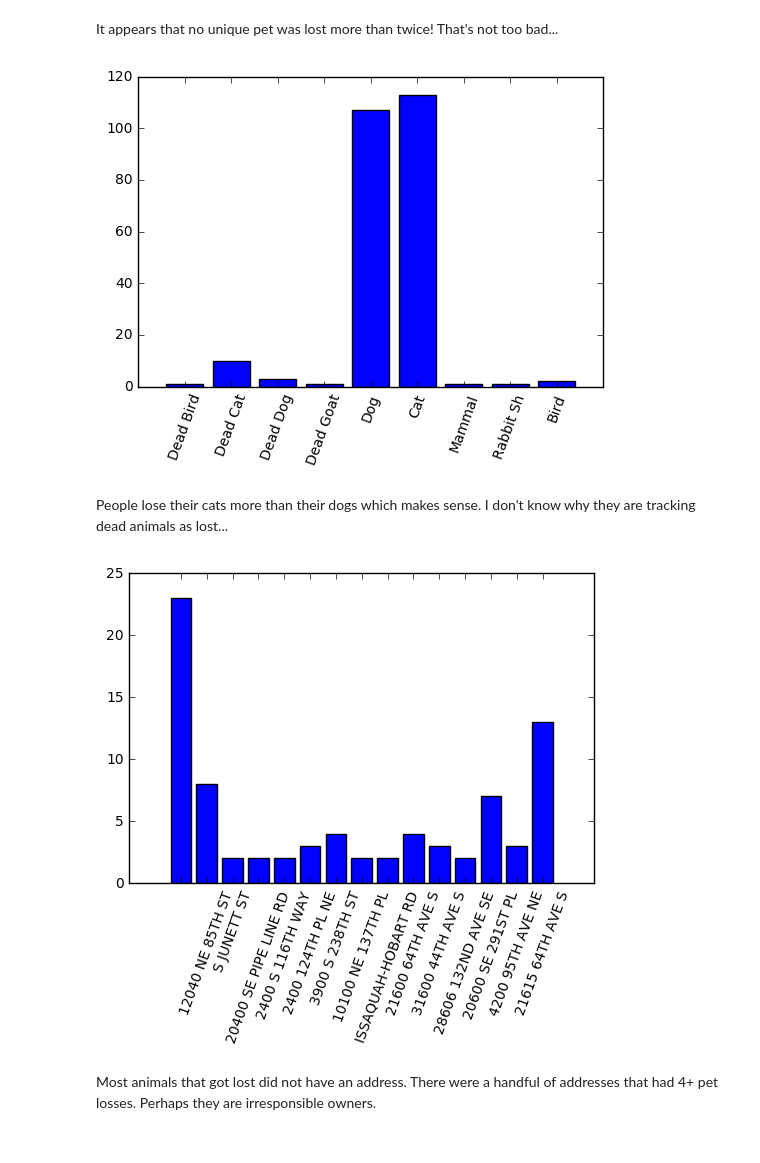
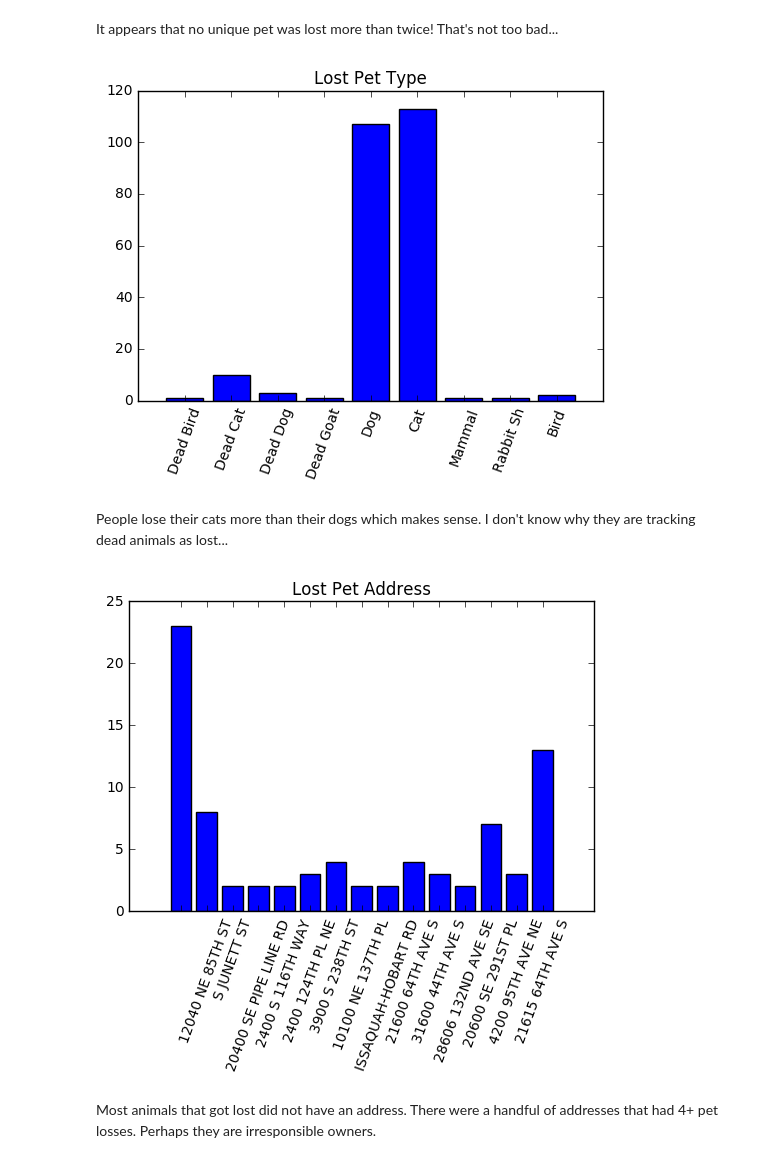
Before and after one commit to sirrah23/Lost_Pets_Data, a Jupyter notebook: Lost_Pets_Dataset.ipynb, the cells around one changed output. Cells and saved outputs as stored; diff of their text form; code cells hidden in the pictures.

```diff
--- a/Lost_Pets_Dataset.ipynb
+++ b/Lost_Pets_Dataset.ipynb
@@ -74,29 +75,31 @@ ID_count = list(counts.values())
 x = range(len(ID_list))
 y = ID_count
 plt.bar(x, y , color='blue', align='center')
+plt.title('Lost Pet Type')
 plt.xticks(x, ID_list, rotation=70)
 plt.show()
 # %% [output]
-[figure, old version]
+[figure, new version]
 # %% [markdown]
 People lose their cats more than their dogs which makes sense. I don't know why they are tracking dead animals as lost...
 # %%
 csv_file.seek(0)
 counts = defaultdict(int)
 next(reader)
 for row in reader:
     counts[row['Obfuscated_Address']] += 1
 counts = dict(Counter(counts).most_common(15))
 ID_list = list(counts.keys())
 ID_count = list(counts.values())
 
 x = range(len(ID_list))
 y = ID_count
 plt.bar(x, y , color='blue', align='center')
+plt.title('Lost Pet Address')
 plt.xticks(x, ID_list, rotation=70)
 plt.show()
 # %% [output]
-[figure, old version]
+[figure, new version]
 # %% [markdown]
 Most animals that got lost did not have an address. There were a handful of addresses that had 4+ pet losses. Perhaps they are irresponsible owners.
 # %%
```
Also changed, not shown: parts of 3 cells of this notebook.
